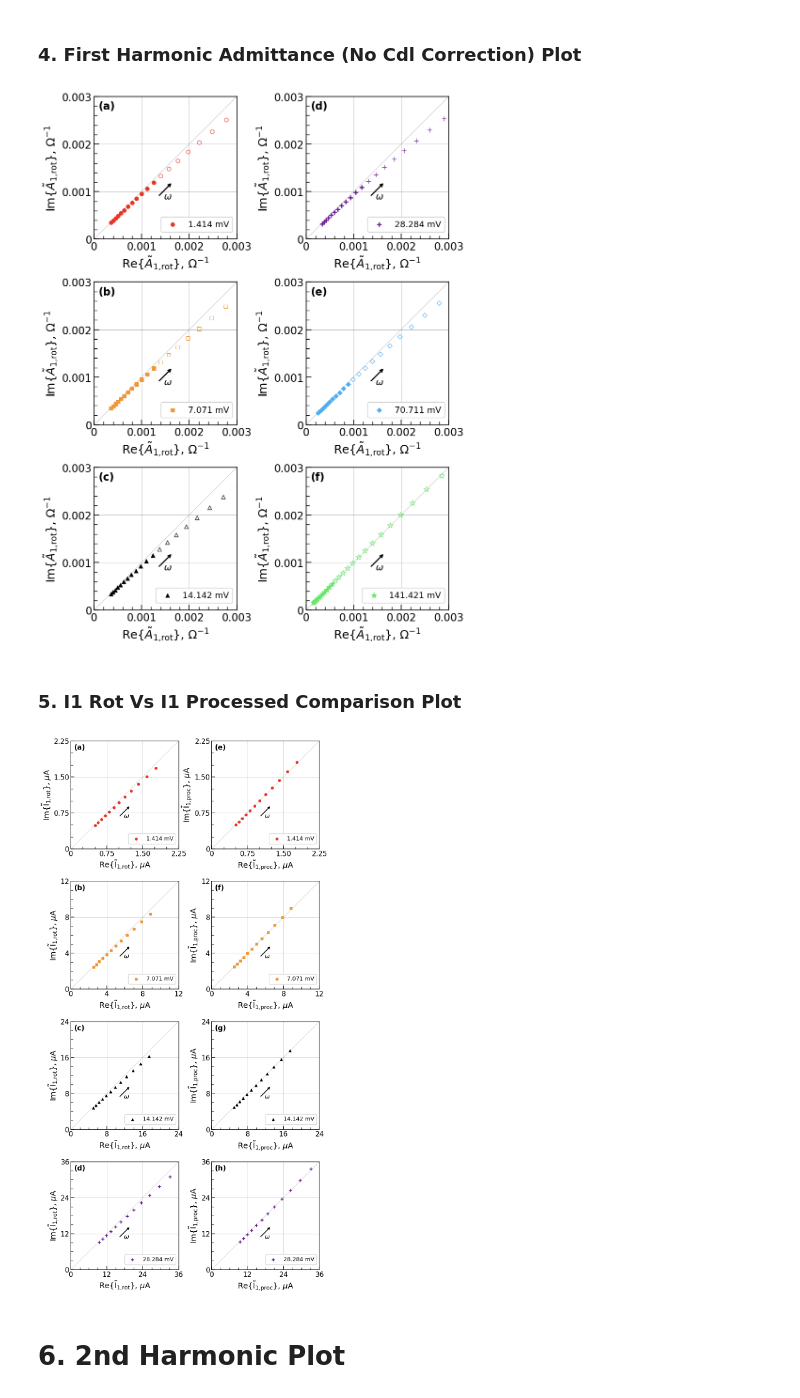
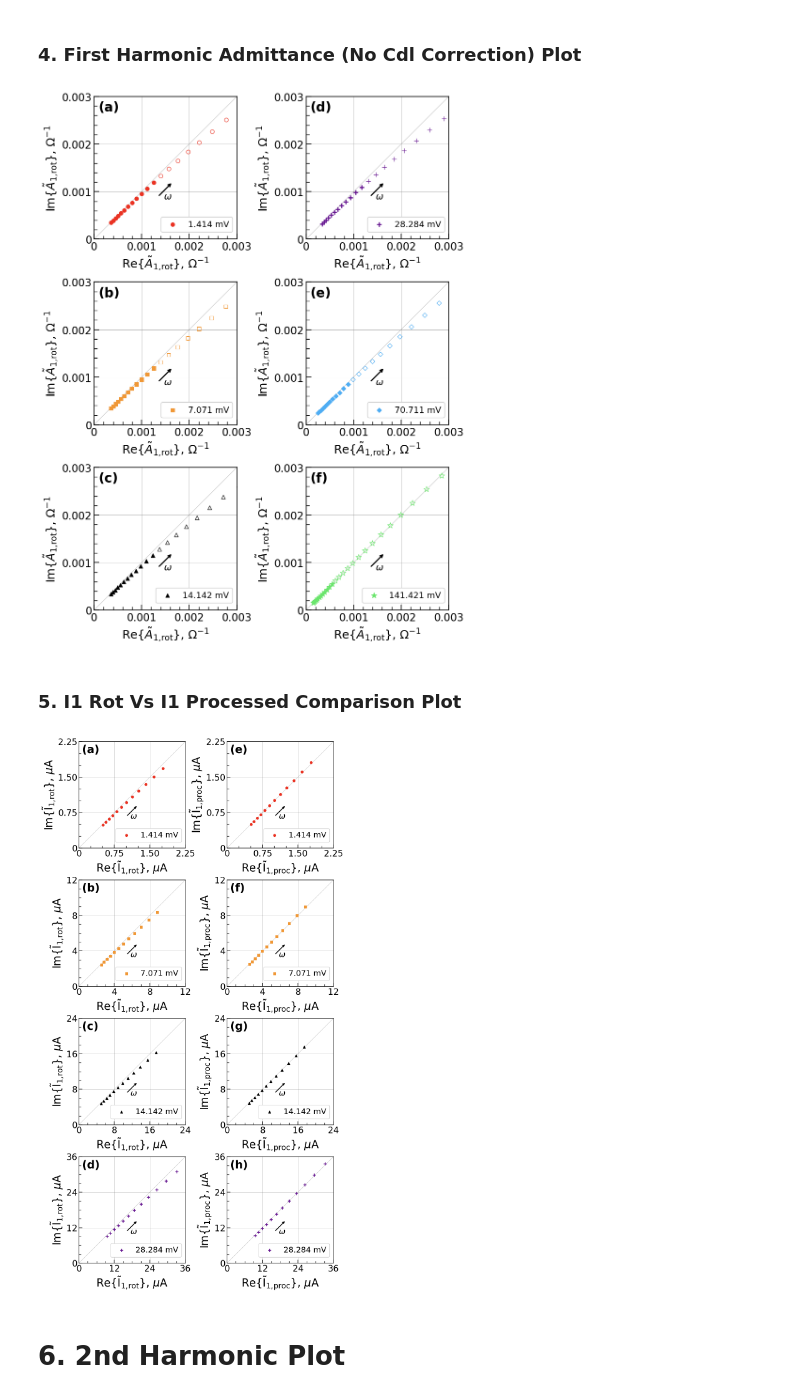
Before and after one commit to lauren8040/NLEIS-Ferri-Ferrocyanide-Modelling, a Jupyter notebook: jupyter/Figures/Rotation and Processed Currents/Rotation_and_Processed_Plots.ipynb, the cells around one changed output. Cells and saved outputs as stored; diff of their text form; code cells hidden in the pictures.

Commit message:
updated Figures tick marks

```diff
--- a/jupyter/Figures/Rotation and Processed Currents/Rotation_and_Processed_Plots.ipynb
+++ b/jupyter/Figures/Rotation and Processed Currents/Rotation_and_Processed_Plots.ipynb
@@ -464,7 +463,7 @@ for count in range(0,len(sizes)):
     ax.tick_params(which='minor', length=5, width=1, color='black', direction='in')
     ax.tick_params(which='major', direction='in', labelsize=16,length=8,width=1.15)
     ax.text(0.03, 0.97, subplot_labels[count], transform=ax.transAxes,
-            fontsize=16, fontweight='bold', va='top', ha='left')
+            fontsize=20, fontweight='bold', va='top', ha='left')
     ax.legend(fontsize=13, loc="lower right", bbox_to_anchor=(1, 0.02),framealpha=1)
 
     # Arrow annotation for increasing omega
@@ -485,7 +484,7 @@ plt.subplots_adjust(wspace=0, hspace=0.3)
 plt.savefig(f"S4_First_Harmonic_2nd_Order_Admittance_Near_Origin.pdf", bbox_inches='tight', pad_inches=0.01)
 plt.show()
 # %% [output]
-[figure, old version]
+[figure, new version]
 # %% [markdown]
 ### 5. I1 Rot Vs I1 Processed Comparison Plot
 # %%
@@ -553,11 +552,11 @@ for k in range(2):  # k = 0 (original), k = 1 (Cdl corrected)
         ax.set_ylim(0, ylim)
         ax.set_aspect('equal', adjustable='box')
         if count < 4:
-            ax.set_xlabel(r'Re{$\tilde{\mathrm{I}}_{\mathrm{1,\!\mathrm{rot}}}$}, $\mu$A', fontsize=18)
-            ax.set_ylabel(r'Im{$\tilde{\mathrm{I}}_{\mathrm{1, \!\mathrm{rot}}}$}, $\mu$A', fontsize=18)
+            ax.set_xlabel(r'Re{$\tilde{\mathrm{I}}_{\mathrm{1,\!\mathrm{rot}}}$}, $\mu$A', fontsize=25)
+            ax.set_ylabel(r'Im{$\tilde{\mathrm{I}}_{\mathrm{1, \!\mathrm{rot}}}$}, $\mu$A', fontsize=25)
         else:
-            ax.set_xlabel(r'Re{$\tilde{\mathrm{I}}_{\mathrm{1,\!\mathrm{proc}}}$}, $\mu$A', fontsize=18)
-            ax.set_ylabel(r'Im{$\tilde{\mathrm{I}}_{\mathrm{1,\!\mathrm{proc}}}$}, $\mu$A', fontsize=18)
+            ax.set_xlabel(r'Re{$\tilde{\mathrm{I}}_{\mathrm{1,\!\mathrm{proc}}}$}, $\mu$A', fontsize=25)
+            ax.set_ylabel(r'Im{$\tilde{\mathrm{I}}_{\mathrm{1,\!\mathrm{proc}}}$}, $\mu$A', fontsize=25)
 
         # --- Dynamic ticks ---
         ax.grid(True, which='major', linestyle='-', linewidth=0.5, color='gray', alpha=0.7)
@@ -581,39 +580,39 @@ for k in range(2):  # k = 0 (original), k = 1 (Cdl corrected)
         ax.xaxis.set_major_formatter(ticker.FuncFormatter(make_micro_formatter(count)))
         ax.yaxis.set_major_formatter(ticker.FuncFormatter(make_micro_formatter(count)))
 
         # --- Tick appearance ---
         ax.tick_params(which='minor', labelbottom=False, labelleft=False, direction='in')
         ax.tick_params(which='minor', length=5, width=1, color='black', direction='in')
-        ax.tick_params(which='major', direction='in', labelsize=16, length=8, width=1.15)
+        ax.tick_params(which='major', direction='in', labelsize=20, length=8, width=1.15)
 
         # --- Subplot label and legend ---
         ax.text(0.03, 0.97, subplot_labels[count], transform=ax.transAxes,
-                fontsize=16, fontweight='bold', va='top', ha='left')
-        ax.legend(fontsize=13, loc="lower right", bbox_to_anchor=(1, 0.02), framealpha=1)
+                fontsize=25, fontweight='bold', va='top', ha='left')
+        ax.legend(fontsize=18, loc="lower right", bbox_to_anchor=(1, 0.02), framealpha=1)
 
         # --- Arrow annotation for increasing omega (dynamic, lower) ---
         arrow_frac_start = 0.45
         arrow_frac_end   = 0.55
         x_range = xlim
         y_range = ylim
         offset_frac = -0.15  # downward offset
 
         add_fraction_diagonal_arrow(ax,
                 start_frac = arrow_frac_start,
                 end_frac = arrow_frac_end,
                 offset_frac= offset_frac,
                 label=r'$\omega$',
-                fontsize=14,
+                fontsize=18,
                 lw=1.8)
 
         count += 1
 
 plt.tight_layout()
-plt.subplots_adjust(wspace=0, hspace=0.3)
+plt.subplots_adjust(wspace=0.2, hspace=0.3)
 plt.savefig(f"S1_First_Harmonic_Rot_Proc_Current_Comparison.pdf",bbox_inches='tight', pad_inches=0.01)
 plt.show()
 # %% [output]
-[figure, old version]
+[figure, new version]
 # %% [markdown]
 # 6. 2nd Harmonic Plot
 # %%
```
Also changed, not shown: parts of 2 cells of this notebook, 16 other files.
